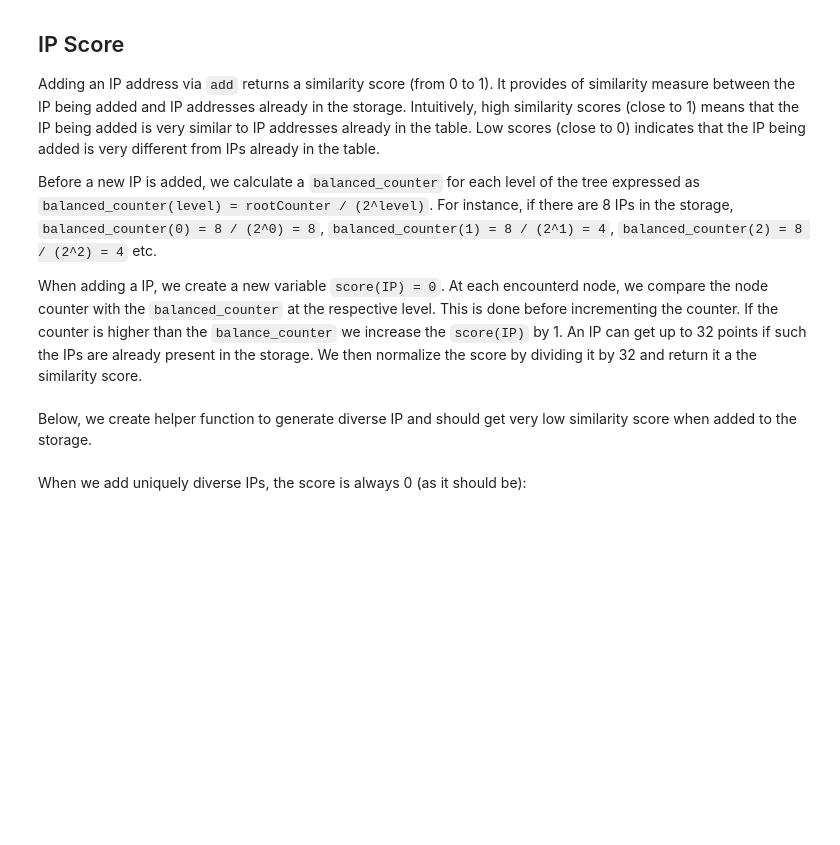
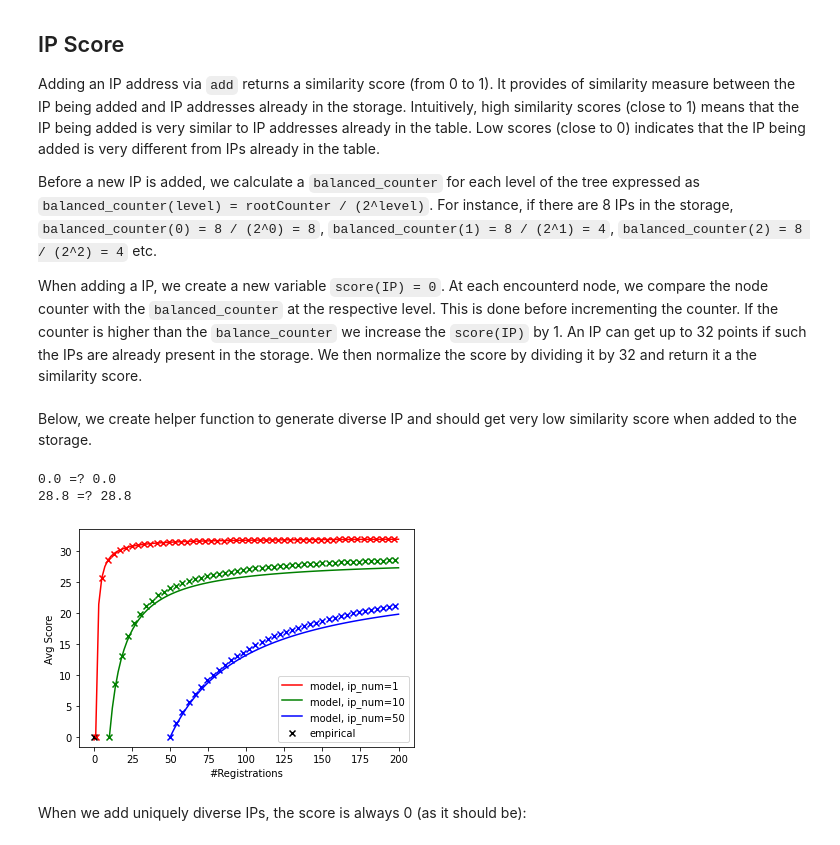
Before and after one commit to datahop/p2p-service-discovery, a Jupyter notebook: service-discovery/simulator_python/ip_score_problem.ipynb, the cells around one changed output. Drawn from its saved outputs; the diff is of its cells as text; code cells hidden in the pictures; blank space fills up the shorter version.

```diff
--- a/service-discovery/simulator_python/ip_score_problem.ipynb
+++ b/service-discovery/simulator_python/ip_score_problem.ipynb
@@ -21,6 +21,8 @@ Below, we create helper function to generate diverse IP and should get very low
 # %%
 #!/usr/bin/python3
 import matplotlib.pyplot as plt
+from TreeMichal import *
+import math
 
 # helper function to flip a bit written as a string/character
 def flip(b):
@@ -46,6 +48,55 @@ def generate_IPs(n):
         #remove the first '.'
         ips.append(ip_str[1:])
     return ips
+#generates IPs number of distinct ip_num addresses and adds reg_num number of registration
+# to the tree.
+# Returns the average score obtained by all the (rescaled to [0, 32] range)
+def add_with_avg_score(ip_num, reg_num):
+    ips = generate_IPs(ip_num)
+    tree = TreeMichal()
+    scores = []
+    for i in range(0, reg_num):
+        ip = ips[i % len(ips)]
+        score,_ = tree.add(ip)
+        scores.append(score)
+
+    scores = [x * 32 for x in scores]
+    return sum(scores)/len(scores)
+def model_avg_score(ip_num, reg_num):
+    return ((32 - math.log(ip_num, 2)) * (reg_num - ip_num)) / reg_num
+# %%
+import numpy as np
+
+print(add_with_avg_score(10, 10), "=?", model_avg_score(10 ,10))
+print(add_with_avg_score(1, 10), "=?", model_avg_score(1 ,10))
+
+fig = plt.figure()
+ax = fig.add_subplot()
+
+max_regs = 200
+
+colors = ['r', 'g', 'b']
+#the below is just for the legend
+ax.scatter(0, 0, color='black', marker='x', label='empirical')
+i = 0
+for ip_num in [1, 10, 50]:
+    x = np.linspace(ip_num,max_regs,100)
+    y = ((32 - math.log(ip_num, 2)) * (x - ip_num)) / x
+    plt.plot(x,y, colors[i], label='model, ip_num='+str(ip_num))
+    for reg_num in range(ip_num, max_regs + 1, 4):
+         ax.scatter(reg_num, add_with_avg_score(ip_num, reg_num), color=colors[i], marker='x')
+
+
+    i += 1
+
+ax.set_xlabel("#Registrations")
+ax.set_ylabel("Avg Score")
+plt.legend()
+plt.show()
+# %% [output]
+0.0 =? 0.0
+28.8 =? 28.8
+[figure, added]
 # %% [markdown]
 When we add uniquely diverse IPs, the score is always 0 (as it should be):
 # %%
```
Also changed, not shown: parts of 7 cells of this notebook, 1 other file.
